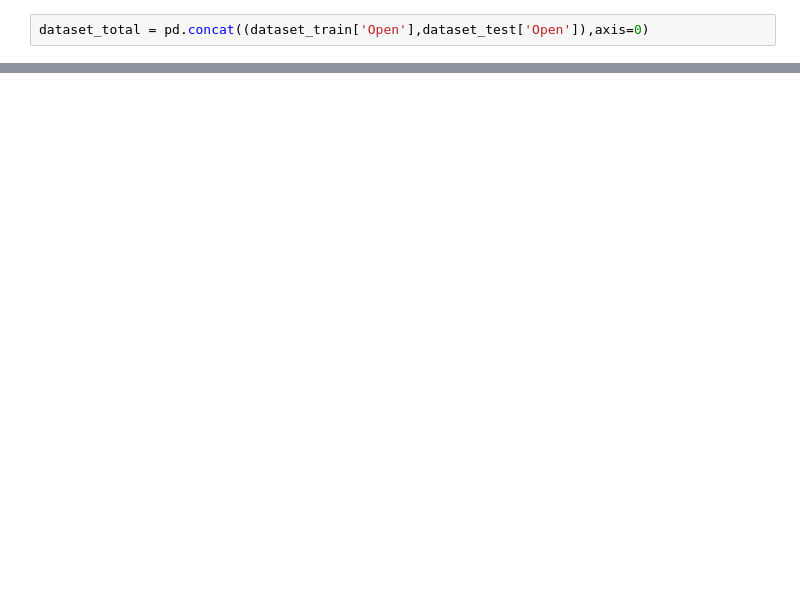
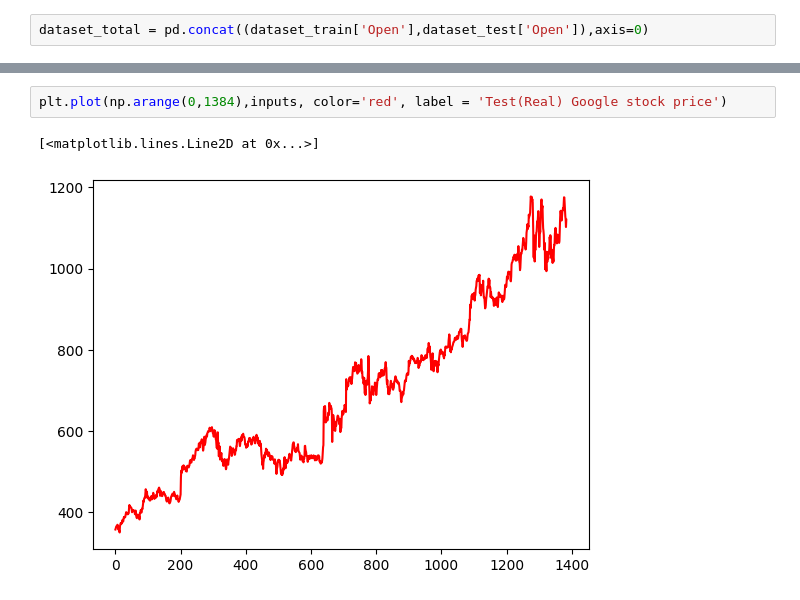
Before and after one commit to Sridharanjaisankar/rnn-stock-price-prediction, a Jupyter notebook: Ex05_StockPricePrediction.ipynb, the cells around one changed output, grey strips where cells are left out. Cells and saved outputs as stored; diff of their text form; blank space fills up the shorter version.

```diff
--- a/Ex05_StockPricePrediction.ipynb
+++ b/Ex05_StockPricePrediction.ipynb
@@ -73,0 +133,5 @@ predicted_stock_price = sc.inverse_transform(predicted_stock_price_scaled)
+# %%
+plt.plot(np.arange(0,1384),inputs, color='red', label = 'Test(Real) Google stock price')
+# %% [output]
+[<matplotlib.lines.Line2D at 0x...>]
+[figure, added]
```
Also changed, not shown: parts of 22 cells of this notebook.
